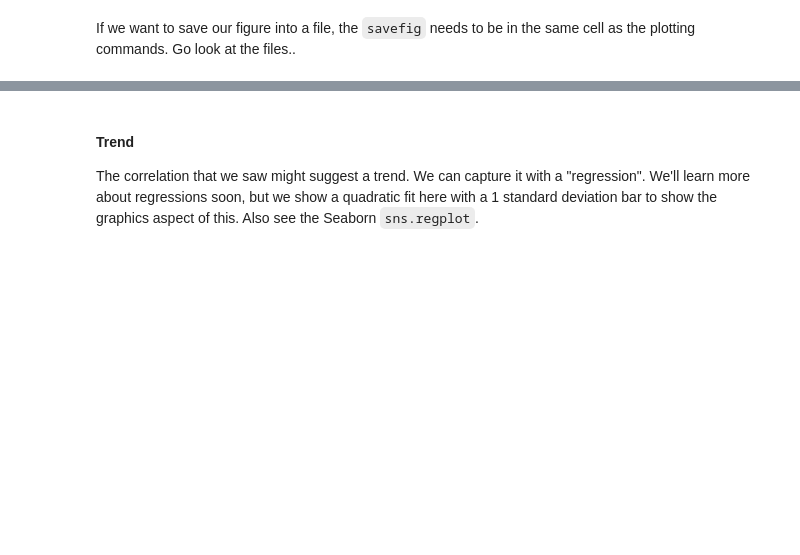
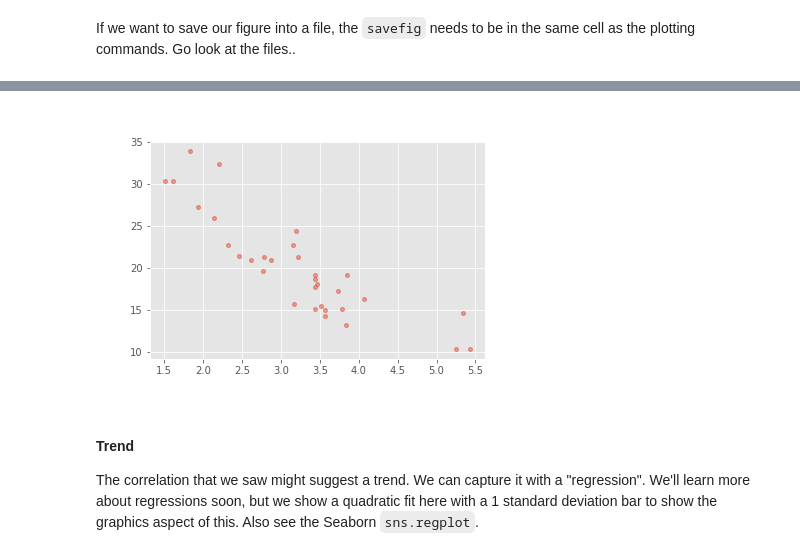
Before and after one commit to thinkful-dsi-cassowary/dsi3_student_pair_work, a Jupyter notebook: Coby/Practice - Python for data scientists III - eda viz.ipynb, the cells around one changed output, grey strips where cells are left out. Drawn from its saved outputs; the diff is of its cells as text; code cells hidden in the pictures; blank space fills up the shorter version.

```diff
--- a/Coby/Practice - Python for data scientists III - eda viz.ipynb
+++ b/Coby/Practice - Python for data scientists III - eda viz.ipynb
@@ -208,6 +359,8 @@ plt.savefig('scatter2.png', bbox_inches='tight') #less whitespace around image
 # %%
 from IPython.display import Image
-Image('scatter2.png')
+Image('scatter1.png')
+# %% [output]
+[figure, added]
 # %% [markdown]
 #### Trend
 
```
Also changed, not shown: parts of 45 cells of this notebook.
